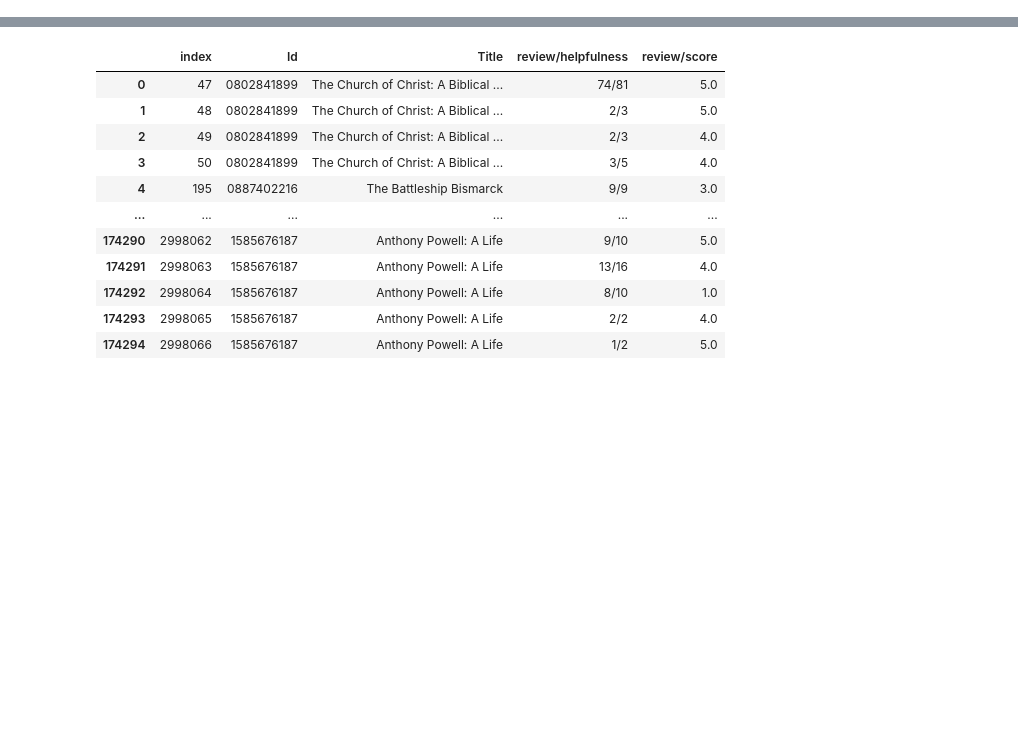
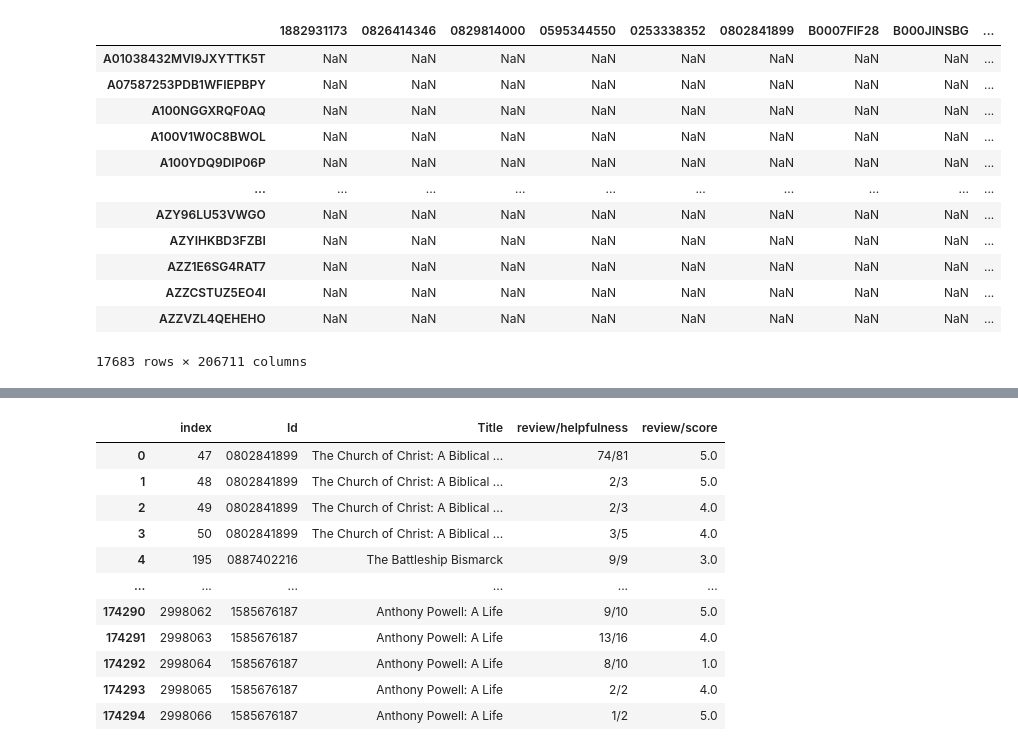
Before and after one commit to jinks145/pj_fireteam-108c, a Jupyter notebook: review_to_user_matrix.ipynb, the cells around one changed output, grey strips where cells are left out. Saved outputs shown, nothing was run; the diff lists cells and outputs as text; code cells hidden in the pictures; blank space fills up the shorter version.

```diff
--- a/review_to_user_matrix.ipynb
+++ b/review_to_user_matrix.ipynb
@@ -9,5 +14,19 @@ host = 'fireteam108c-db.ctq6oauek6z5.us-east-2.rds.amazonaws.com:3306'
 user = 'admin108c'
 password = 'fireteam108c'
 database = 'amazon_books'
+# %%
+def get_table_data(columns:list[str], table_name, uri:str, chunk_size:int=100000):
+	engine = create_engine(uri)
+	query = f"SELECT {", ".join(columns)} FROM {table_name}"
+
+	with engine.connect() as connection:
+		try:
+			result = pd.read_sql_query(query, connection, chunksize=chunk_size)
+			return pd.concat([chunk for chunk in result])
+		except Exception as e:
+			connection.rollback()
+			connection.close()
+			print("Error in reading data from database")
+			print(e)
 # %%
-engine = create_engine(f'mysql+pymysql://{user}:{password}@{host}/{database}')
+ratings_user_tagged = get_table_data(columns, "ratings_user_tagged", f"mysql+mysqldb://{user}:{password}@{host}/{database}")
@@ -15,0 +49,5 @@ connection = engine.connect()
+# %%
+res = { k: v.get(["book_id", "review/score"]) for k, v in ratings_user_tagged.groupby('User_id').filter(lambda x: len(x) > 10).groupby('User_id')}
+# %%
+reviewed_tagged_books = get_table_data(["book_id"], "reviewed_books", f"mysql+mysqldb://{user}:{password}@{host}/{database}")
+reviewed_tagged_books
@@ -15,0 +88,17 @@ connection = engine.connect()
+# %%
+matrix = pd.DataFrame(index=res.keys(), columns = reviewed_tagged_books["book_id"].values)
+matrix
+# %% [output]
+|  | 1882931173 | 0826414346 | 0829814000 | 0595344550 | 0253338352 | 0802841899 | B0007FIF28 | B000JINSBG | ... |
+| A01038432MVI9JXYTTK5T | NaN | NaN | NaN | NaN | NaN | NaN | NaN | NaN | ... |
+| A07587253PDB1WFIEPBPY | NaN | NaN | NaN | NaN | NaN | NaN | NaN | NaN | ... |
+| A100NGGXRQF0AQ | NaN | NaN | NaN | NaN | NaN | NaN | NaN | NaN | ... |
+| A100V1W0C8BWOL | NaN | NaN | NaN | NaN | NaN | NaN | NaN | NaN | ... |
+| A100YDQ9DIP06P | NaN | NaN | NaN | NaN | NaN | NaN | NaN | NaN | ... |
+| ... | ... | ... | ... | ... | ... | ... | ... | ... | ... |
+| AZY96LU53VWGO | NaN | NaN | NaN | NaN | NaN | NaN | NaN | NaN | ... |
+| AZYIHKBD3FZBI | NaN | NaN | NaN | NaN | NaN | NaN | NaN | NaN | ... |
+| AZZ1E6SG4RAT7 | NaN | NaN | NaN | NaN | NaN | NaN | NaN | NaN | ... |
+| AZZCSTUZ5EO4I | NaN | NaN | NaN | NaN | NaN | NaN | NaN | NaN | ... |
+| AZZVZL4QEHEHO | NaN | NaN | NaN | NaN | NaN | NaN | NaN | NaN | ... |
+17683 rows × 206711 columns
```
Also changed, not shown: parts of 10 cells of this notebook, 2 other files.
